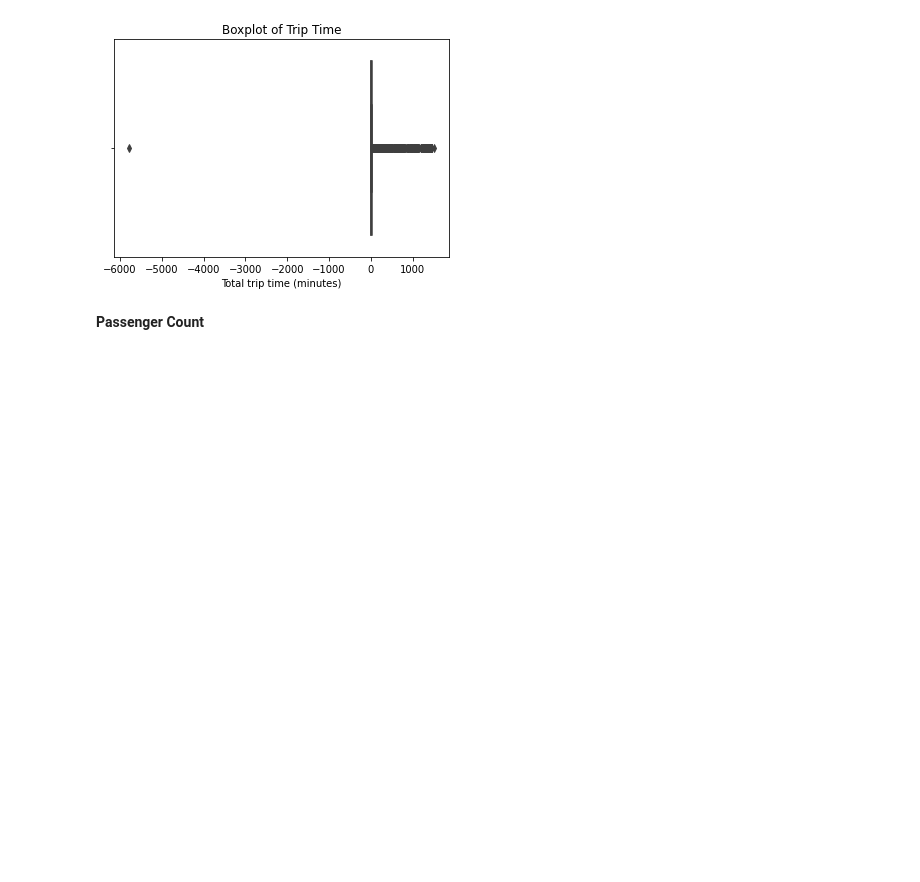
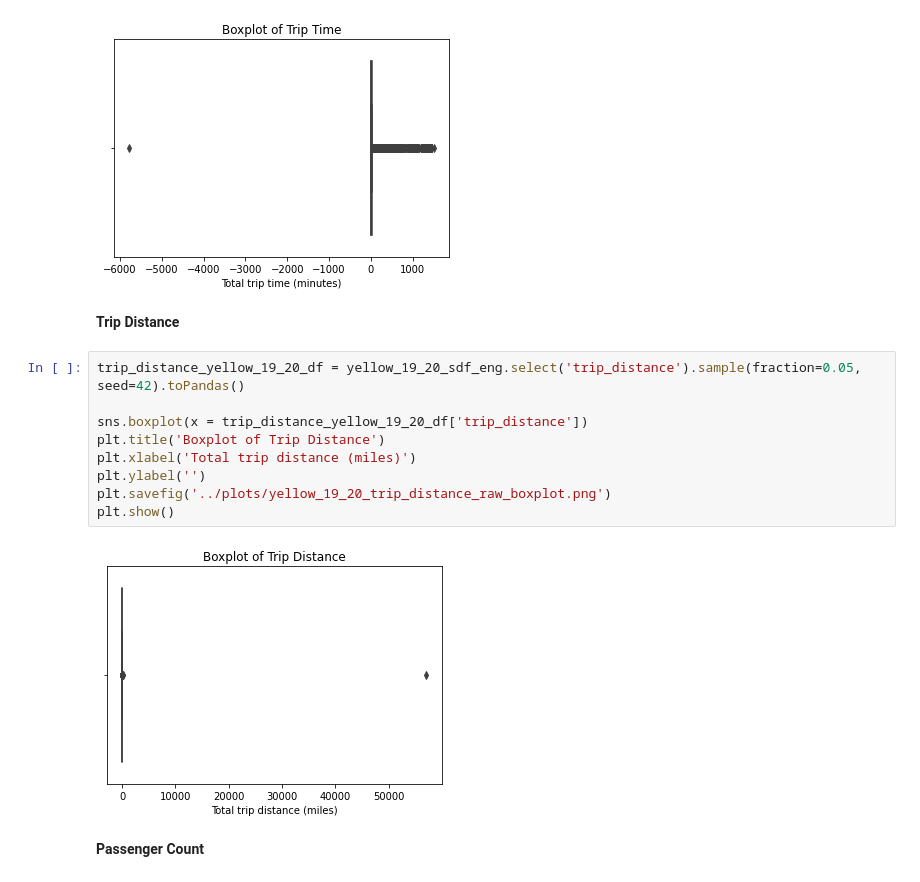
Before and after one commit to MAST30034-Applied-Data-Science/nyc-yellowtaxi-project-kelmanchen, a Jupyter notebook: scripts/preprocessing.ipynb, the cells around one changed output. Saved outputs shown, nothing was run; the diff lists cells and outputs as text; blank space fills up the shorter version.

```diff
--- a/scripts/preprocessing.ipynb
+++ b/scripts/preprocessing.ipynb
@@ -138,6 +144,19 @@ plt.savefig('../plots/yellow_19_20_trip_time_raw_boxplot.png')
 plt.show()
 # %% [output]
 [figure]
+# %% [markdown]
+**Trip Distance**
+# %%
+trip_distance_yellow_19_20_df = yellow_19_20_sdf_eng.select('trip_distance').sample(fraction=0.05, seed=42).toPandas()
+
+sns.boxplot(x = trip_distance_yellow_19_20_df['trip_distance'])
+plt.title('Boxplot of Trip Distance')
+plt.xlabel('Total trip distance (miles)')
+plt.ylabel('')
+plt.savefig('../plots/yellow_19_20_trip_distance_raw_boxplot.png')
+plt.show()
+# %% [output]
+[figure, added]
 # %% [markdown]
 **Passenger Count**
 # %%
```
Also changed, not shown: parts of 2 cells of this notebook, 3 other files.
